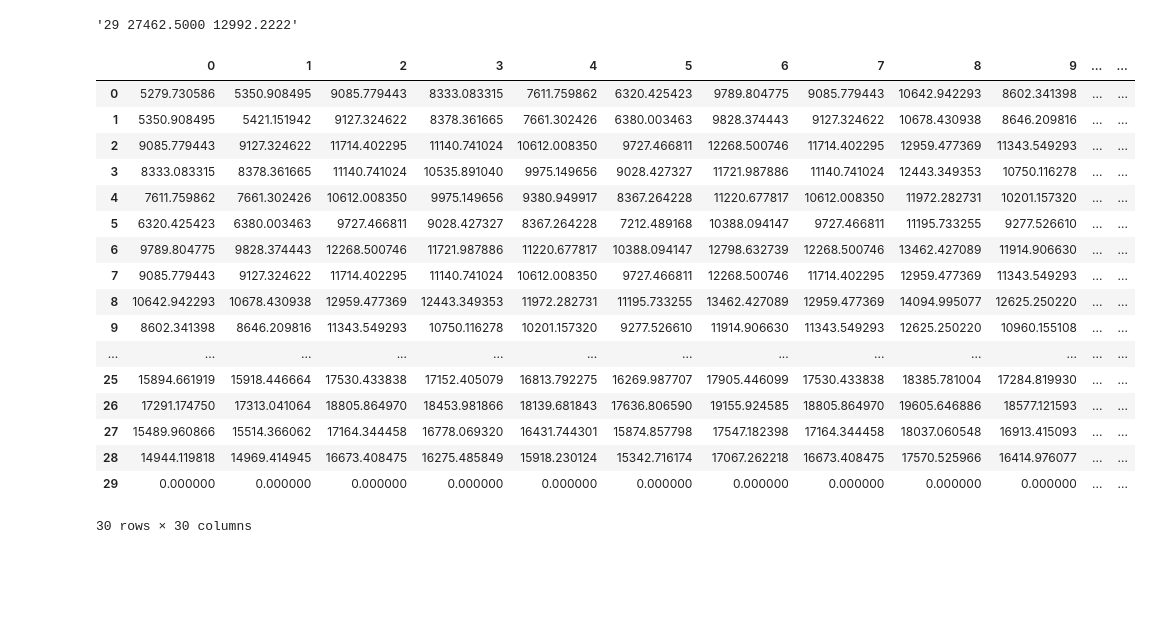
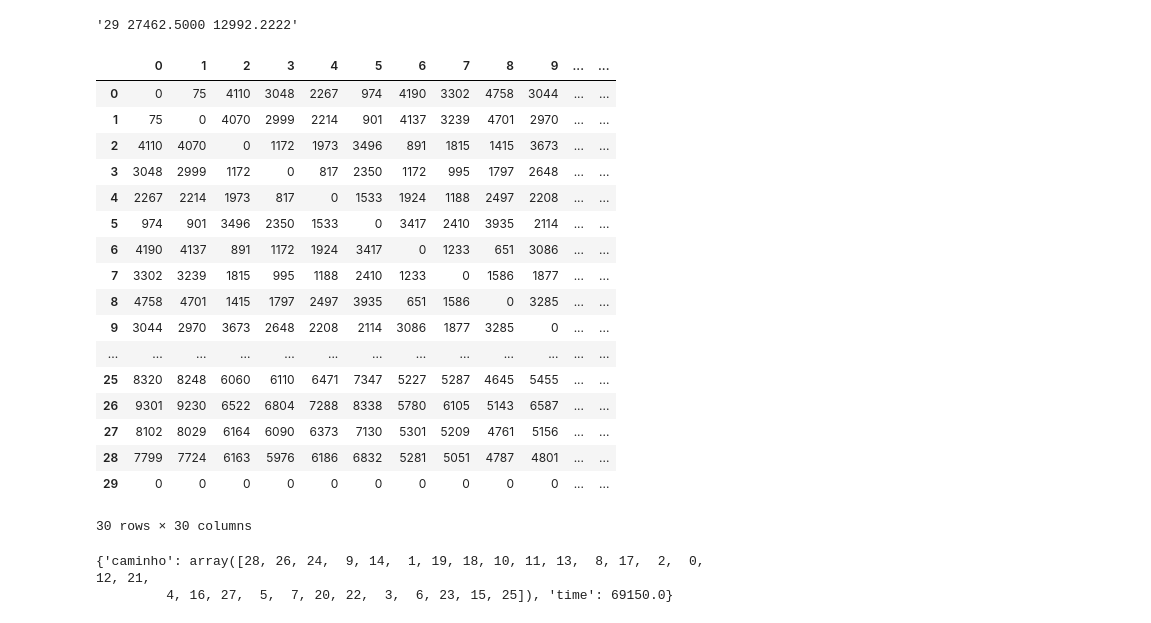
Before and after one commit to mascDriver/data-science, a Jupyter notebook: GEX637_Tópicos_especiais_em_computação_XV_.ipynb, the cells around one changed output. Saved outputs shown, nothing was run; the diff lists cells and outputs as text; code cells hidden in the pictures; blank space fills up the shorter version.

```diff
--- a/GEX637_Tópicos_especiais_em_computação_XV_.ipynb
+++ b/GEX637_Tópicos_especiais_em_computação_XV_.ipynb
@@ -21,30 +23,53 @@ content[-1]
 # %%
 array_result = []
 dimension = np.array([np.zeros(length_tsp)])
 for key_x, x in enumerate(content):
-  id_x, x1, x2 = np.array(x.split(), dtype=float)
+  id_x, x1, y1 = np.array(x.split(), dtype=float)
   for key_y, y in enumerate(content):
-    id_y, y1, y2 = np.array(y.split(), dtype=float)
+    id_y, x2, y2 = np.array(y.split(), dtype=float)
     result = math.sqrt(math.pow(x1-x2, 2)+math.pow(y1-y2, 2))
-    dimension[key_x][key_y] = math.sqrt(math.pow(x1-x2, 2)+math.pow(y1-y2, 2))
+    dimension[key_x][key_y] = round(math.sqrt(math.pow(x1-x2, 2)+math.pow(y1-y2, 2)))
   dimension = np.append(dimension, np.array([np.zeros(length_tsp)]), axis=0)
-df = pd.DataFrame(dimension)
+df = pd.DataFrame(dimension, dtype=int)
+df
 # %% [output]
 |  | 0 | 1 | 2 | 3 | 4 | 5 | 6 | 7 | 8 | 9 | ... | ... |
-| 0 | 5279.730586 | 5350.908495 | 9085.779443 | 8333.083315 | 7611.759862 | 6320.425423 | 9789.804775 | 9085.779443 | 10642.942293 | 8602.341398 | ... | ... |
-| 1 | 5350.908495 | 5421.151942 | 9127.324622 | 8378.361665 | 7661.302426 | 6380.003463 | 9828.374443 | 9127.324622 | 10678.430938 | 8646.209816 | ... | ... |
-| 2 | 9085.779443 | 9127.324622 | 11714.402295 | 11140.741024 | 10612.008350 | 9727.466811 | 12268.500746 | 11714.402295 | 12959.477369 | 11343.549293 | ... | ... |
-| 3 | 8333.083315 | 8378.361665 | 11140.741024 | 10535.891040 | 9975.149656 | 9028.427327 | 11721.987886 | 11140.741024 | 12443.349353 | 10750.116278 | ... | ... |
-| 4 | 7611.759862 | 7661.302426 | 10612.008350 | 9975.149656 | 9380.949917 | 8367.264228 | 11220.677817 | 10612.008350 | 11972.282731 | 10201.157320 | ... | ... |
-| 5 | 6320.425423 | 6380.003463 | 9727.466811 | 9028.427327 | 8367.264228 | 7212.489168 | 10388.094147 | 9727.466811 | 11195.733255 | 9277.526610 | ... | ... |
-| 6 | 9789.804775 | 9828.374443 | 12268.500746 | 11721.987886 | 11220.677817 | 10388.094147 | 12798.632739 | 12268.500746 | 13462.427089 | 11914.906630 | ... | ... |
-| 7 | 9085.779443 | 9127.324622 | 11714.402295 | 11140.741024 | 10612.008350 | 9727.466811 | 12268.500746 | 11714.402295 | 12959.477369 | 11343.549293 | ... | ... |
-| 8 | 10642.942293 | 10678.430938 | 12959.477369 | 12443.349353 | 11972.282731 | 11195.733255 | 13462.427089 | 12959.477369 | 14094.995077 | 12625.250220 | ... | ... |
-| 9 | 8602.341398 | 8646.209816 | 11343.549293 | 10750.116278 | 10201.157320 | 9277.526610 | 11914.906630 | 11343.549293 | 12625.250220 | 10960.155108 | ... | ... |
+| 0 | 0 | 75 | 4110 | 3048 | 2267 | 974 | 4190 | 3302 | 4758 | 3044 | ... | ... |
+| 1 | 75 | 0 | 4070 | 2999 | 2214 | 901 | 4137 | 3239 | 4701 | 2970 | ... | ... |
+| 2 | 4110 | 4070 | 0 | 1172 | 1973 | 3496 | 891 | 1815 | 1415 | 3673 | ... | ... |
+| 3 | 3048 | 2999 | 1172 | 0 | 817 | 2350 | 1172 | 995 | 1797 | 2648 | ... | ... |
+| 4 | 2267 | 2214 | 1973 | 817 | 0 | 1533 | 1924 | 1188 | 2497 | 2208 | ... | ... |
+| 5 | 974 | 901 | 3496 | 2350 | 1533 | 0 | 3417 | 2410 | 3935 | 2114 | ... | ... |
+| 6 | 4190 | 4137 | 891 | 1172 | 1924 | 3417 | 0 | 1233 | 651 | 3086 | ... | ... |
+| 7 | 3302 | 3239 | 1815 | 995 | 1188 | 2410 | 1233 | 0 | 1586 | 1877 | ... | ... |
+| 8 | 4758 | 4701 | 1415 | 1797 | 2497 | 3935 | 651 | 1586 | 0 | 3285 | ... | ... |
+| 9 | 3044 | 2970 | 3673 | 2648 | 2208 | 2114 | 3086 | 1877 | 3285 | 0 | ... | ... |
 | ... | ... | ... | ... | ... | ... | ... | ... | ... | ... | ... | ... | ... |
-| 25 | 15894.661919 | 15918.446664 | 17530.433838 | 17152.405079 | 16813.792275 | 16269.987707 | 17905.446099 | 17530.433838 | 18385.781004 | 17284.819930 | ... | ... |
-| 26 | 17291.174750 | 17313.041064 | 18805.864970 | 18453.981866 | 18139.681843 | 17636.806590 | 19155.924585 | 18805.864970 | 19605.646886 | 18577.121593 | ... | ... |
-| 27 | 15489.960866 | 15514.366062 | 17164.344458 | 16778.069320 | 16431.744301 | 15874.857798 | 17547.182398 | 17164.344458 | 18037.060548 | 16913.415093 | ... | ... |
-| 28 | 14944.119818 | 14969.414945 | 16673.408475 | 16275.485849 | 15918.230124 | 15342.716174 | 17067.262218 | 16673.408475 | 17570.525966 | 16414.976077 | ... | ... |
-| 29 | 0.000000 | 0.000000 | 0.000000 | 0.000000 | 0.000000 | 0.000000 | 0.000000 | 0.000000 | 0.000000 | 0.000000 | ... | ... |
+| 25 | 8320 | 8248 | 6060 | 6110 | 6471 | 7347 | 5227 | 5287 | 4645 | 5455 | ... | ... |
+| 26 | 9301 | 9230 | 6522 | 6804 | 7288 | 8338 | 5780 | 6105 | 5143 | 6587 | ... | ... |
+| 27 | 8102 | 8029 | 6164 | 6090 | 6373 | 7130 | 5301 | 5209 | 4761 | 5156 | ... | ... |
+| 28 | 7799 | 7724 | 6163 | 5976 | 6186 | 6832 | 5281 | 5051 | 4787 | 4801 | ... | ... |
+| 29 | 0 | 0 | 0 | 0 | 0 | 0 | 0 | 0 | 0 | 0 | ... | ... |
 30 rows × 30 columns
+# %%
+t = time.process_time()
+best_tsp = {'time': float('inf'), 'caminho': []}
+array_random = np.arange(length_tsp-1)
+elapsed_time = 0
+while(elapsed_time < 1):
+  distancia = 0
+  np.random.shuffle(array_random)
+  elapsed_time = time.process_time() - t
+  for key, position in enumerate(array_random):
+    try:
+      distancia += dimension[position][array_random[key+1]]
+    except:
+      distancia += dimension[position][array_random[0]]
+  if distancia < best_tsp['time']:
+    best_tsp['time'] = distancia
+    best_tsp['caminho'] = array_random
+
+best_tsp
+# %% [output]
+{'caminho': array([28, 26, 24,  9, 14,  1, 19, 18, 10, 11, 13,  8, 17,  2,  0, 12, 21,
+         4, 16, 27,  5,  7, 20, 22,  3,  6, 23, 15, 25]), 'time': 69150.0}
```
Also changed, not shown: parts of 1 cell of this notebook.
